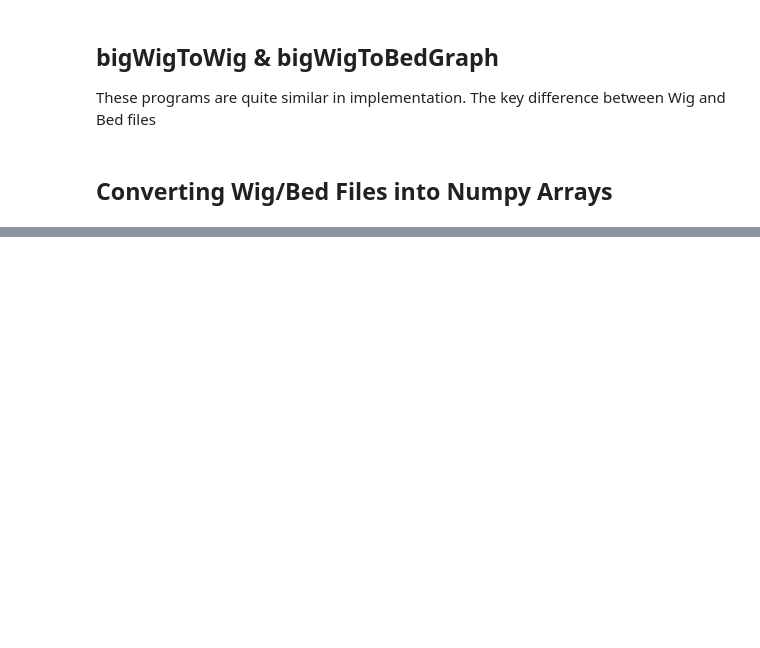
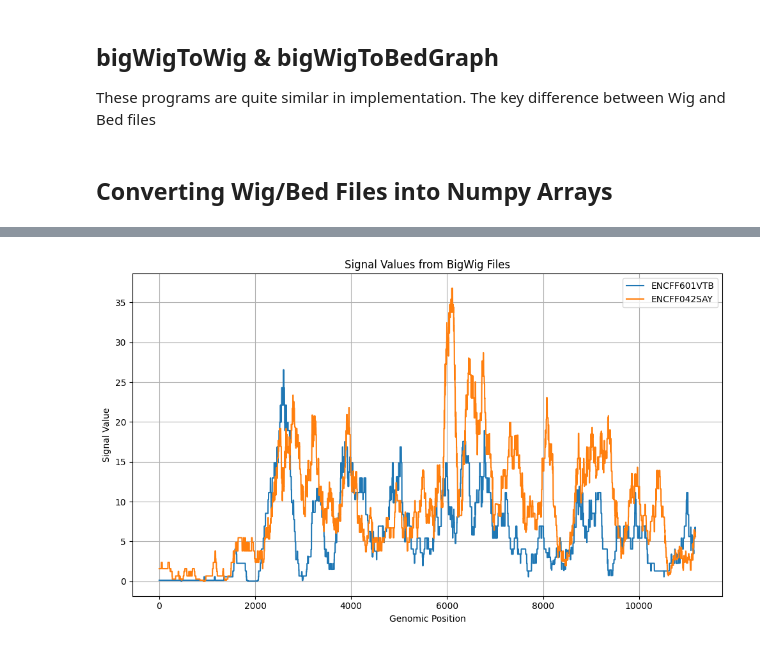
Before and after one commit to sn2023imperial/genomicsmarkdown, a Jupyter notebook: notebook_tutorials/Tutorial_1_bigWigs.ipynb, the cells around one changed output, grey strips where cells are left out. Drawn from its saved outputs; the diff is of its cells as text; code cells hidden in the pictures; blank space fills up the shorter version.

```diff
--- a/notebook_tutorials/Tutorial_1_bigWigs.ipynb
+++ b/notebook_tutorials/Tutorial_1_bigWigs.ipynb
@@ -230,0 +240,12 @@ plt.show()
+# %%
+# URLs of the BigWig files
+urls = [
+    'https://www.encodeproject.org/files/ENCFF601VTB/@@download/ENCFF601VTB.bigWig',
+    'https://www.encodeproject.org/files/ENCFF042SAY/@@download/ENCFF042SAY.bigWig'
+]
+
+bigwig_data = {}
+for url in urls:
+    bw = pyBigWig.open(url)
+    if bw is not None:
+        bigwig_data[url] = bw
@@ -230,0 +300,14 @@ plt.show()
+# %%
+# Define genomic region of interest
+chrom = 'chr1'
+start = 11084744
+end = 11095920
+window_size = end - start
+#target_bp = 32
+#pred_res = 32
+labels = urls
+
+data = load_x(bigwig_data, labels, chrom, start, window_size, arcsinh_trans=False)
+
+print(data)
+print(data.shape)
@@ -230,0 +323,17 @@ plt.show()
+# %%
+# Plotting the Data
+labelname=[url.split('/')[-1].split('.')[0] for url in urls]
+
+plt.figure(figsize=(10, 6))
+for i, label in enumerate(labels):
+    plt.plot(data[:, i], label=labelname[i])
+
+plt.xlabel('Genomic Position')
+plt.ylabel('Signal Value')
+plt.title('Signal Values from BigWig Files')
+plt.legend()
+plt.grid(True)
+plt.tight_layout()
+plt.show()
+# %% [output]
+[figure, added]
```
Also changed, not shown: parts of 27 cells of this notebook, 2 other files.
